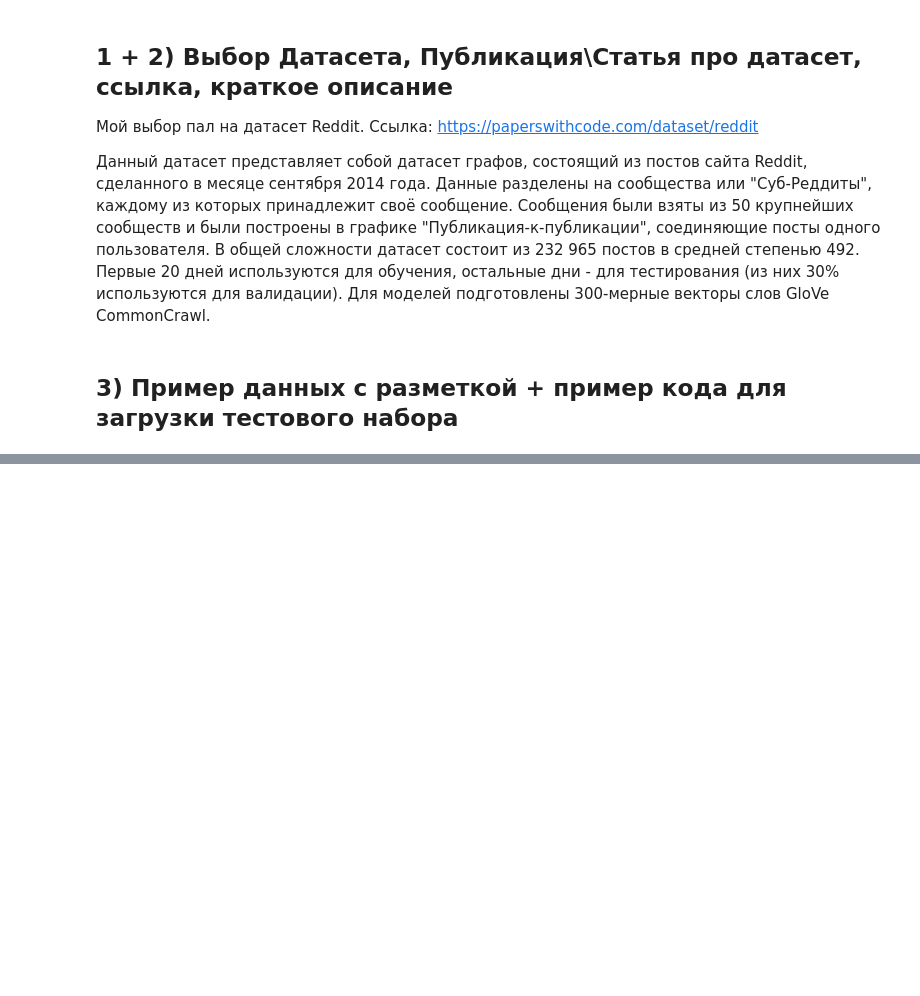
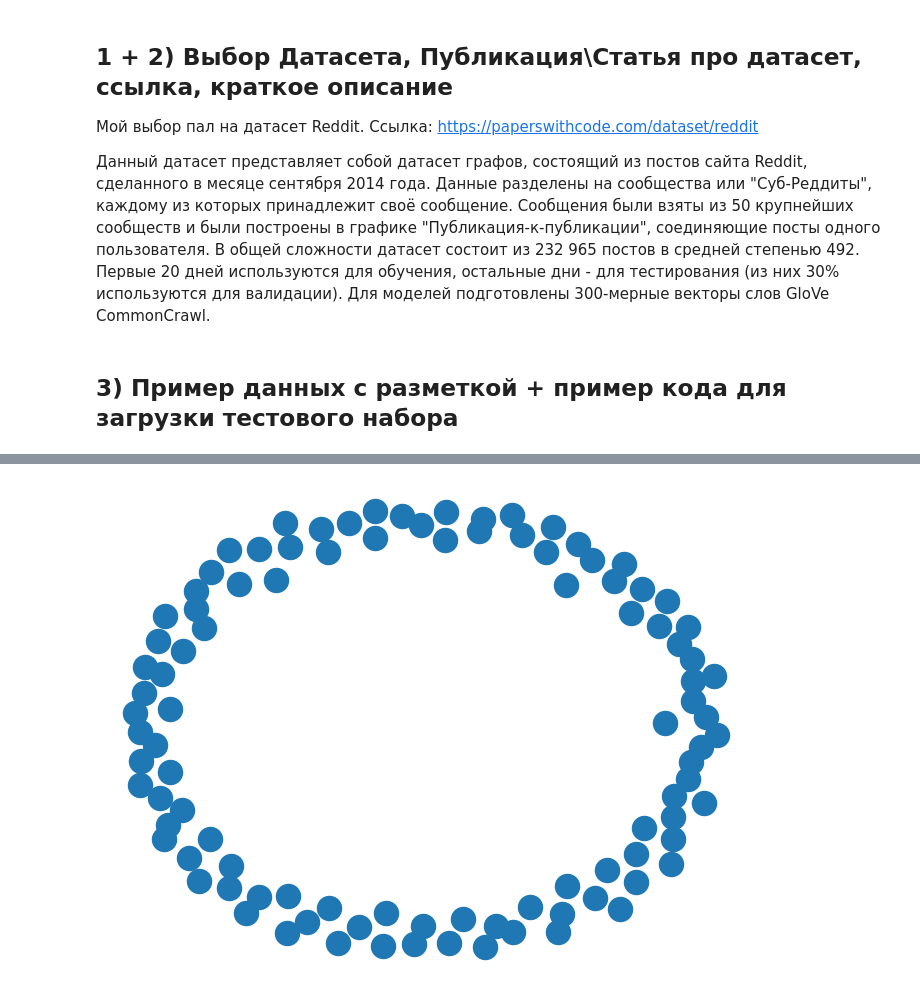
Before and after one commit to GitGood2000/114M_AI, a Jupyter notebook: CourseProject/CP.ipynb, the cells around one changed output, grey strips where cells are left out. Drawn from its saved outputs; the diff is of its cells as text; code cells hidden in the pictures; blank space fills up the shorter version.

```diff
--- a/CourseProject/CP.ipynb
+++ b/CourseProject/CP.ipynb
@@ -63,3 +90,17 @@ nx.draw(g)
+# %%
+plot_data = show_data
+plot_data.x.resize_(100,602)
+plot_data.edge_index.resize_(2,1000)
+plot_data.y.resize_(100)
+plot_data.train_mask.resize_(100)
+plot_data.val_mask.resize_(100)
+plot_data.test_mask.resize_(100)
+#print(plot_data)
+
+g = to_networkx(plot_data)
+nx.draw(g)
+# %% [output]
+[figure, added]
 # %% [markdown]
 ## 4) Пример применения готовой модели на этих данных + (*) Препроцессинг
 
```
Also changed, not shown: parts of 7 cells of this notebook, 1 other file.
